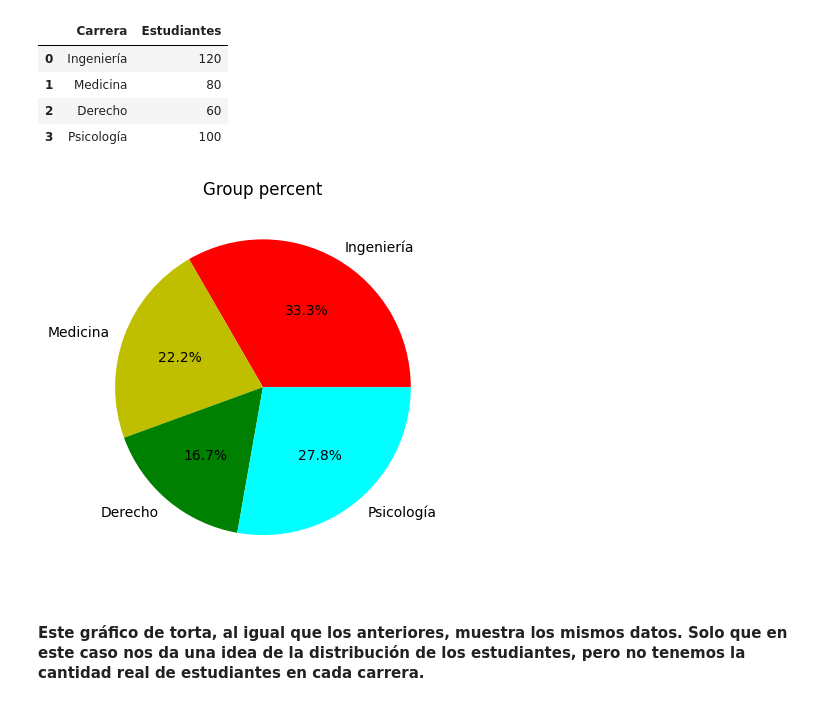
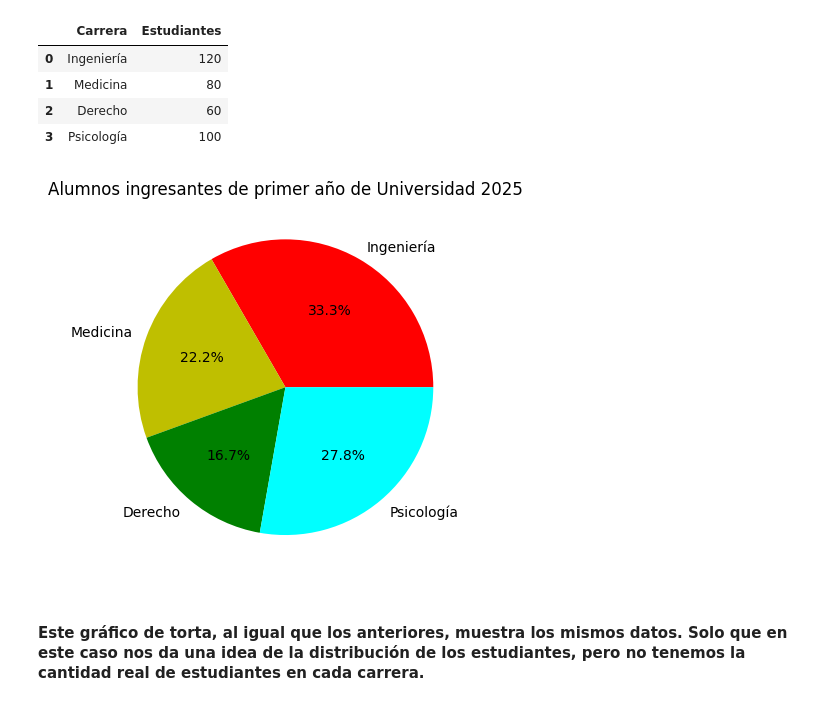
Before and after one commit to 4GeeksAcademy/GuilloMansan-visualizacion, a Jupyter notebook: notebook/03-project-visualization.ipynb, the cells around one changed output. Drawn from its saved outputs; the diff is of its cells as text; code cells hidden in the pictures.

```diff
--- a/notebook/03-project-visualization.ipynb
+++ b/notebook/03-project-visualization.ipynb
@@ -157,13 +156,13 @@ df_careers
 # %%
 # Tu código
 labels = df_careers['Carrera']
 values = df_careers['Estudiantes']
 colours = ['red', 'y', 'green', 'cyan']
 plt.pie(x=values,labels=labels, colors=colours, autopct='%1.1f%%')
-plt.title('Group percent')
+plt.title('Alumnos ingresantes de primer año de Universidad 2025')
 plt.show()
 # %% [output]
-[figure, old version]
+[figure, new version]
 # %% [markdown]
 #### __Este gráfico de torta, al igual que los anteriores, muestra los mismos datos. Solo que en este caso nos da una idea de la distribución de los estudiantes, pero no tenemos la cantidad real de estudiantes en cada carrera.__ ####
 # %% [markdown]
```
Also changed, not shown: parts of 18 cells of this notebook.
